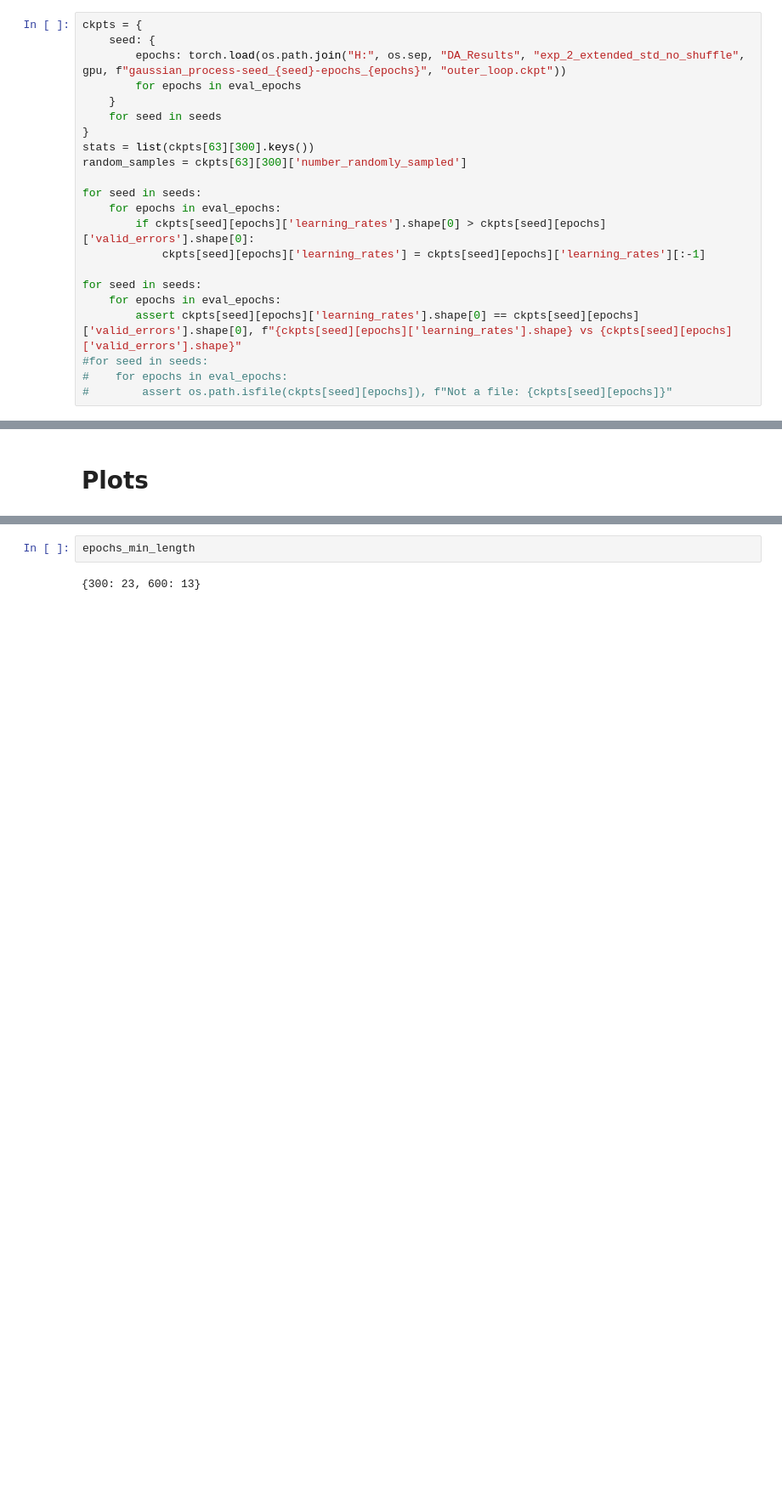
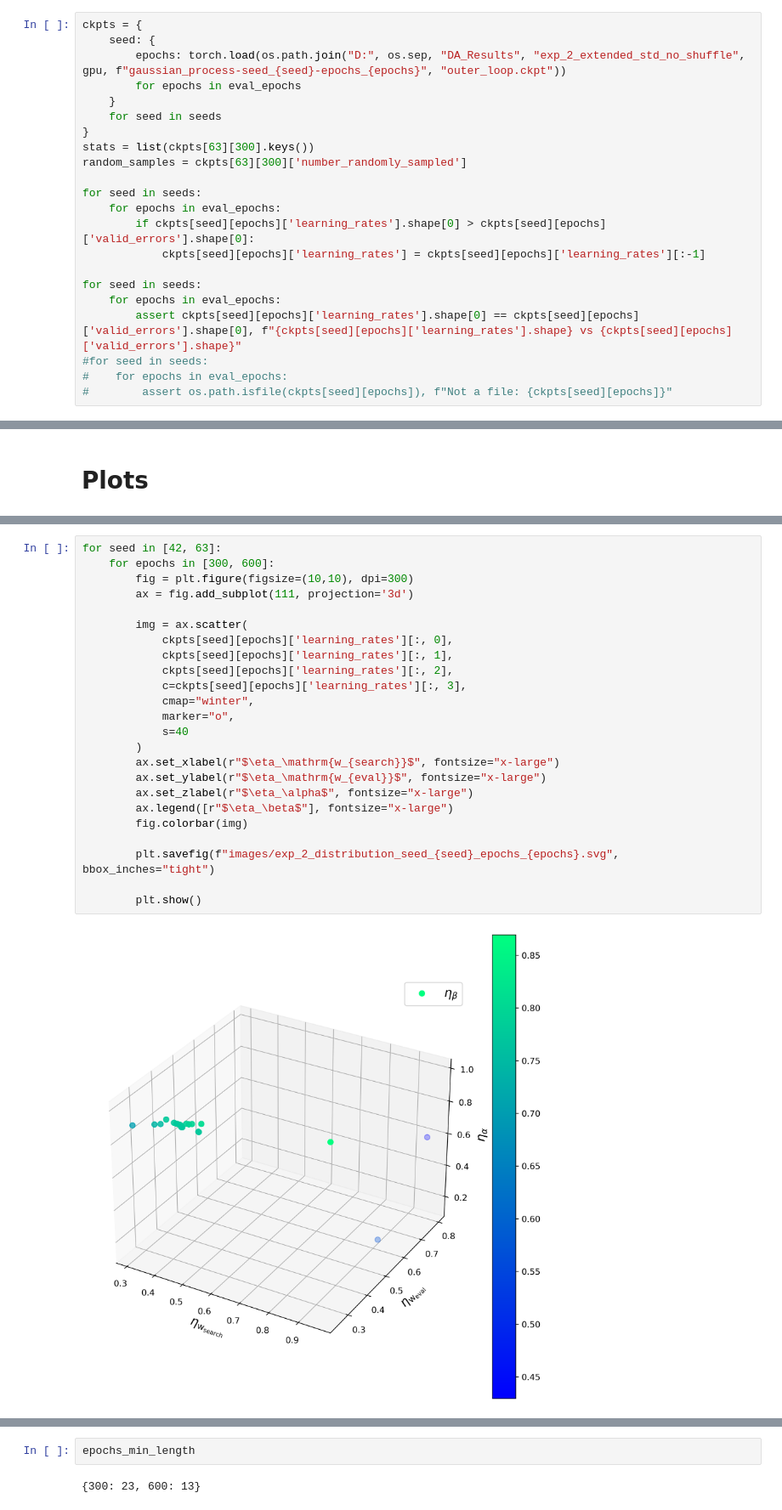
Before and after one commit to jufi2112/diploma_thesis, a Jupyter notebook: plots/experiment_2_tables_plots.ipynb, the cells around one changed output, grey strips where cells are left out. Shown at 85% size. Saved outputs shown, nothing was run; the diff lists cells and outputs as text; blank space fills up the shorter version.

```diff
--- a/plots/experiment_2_tables_plots.ipynb
+++ b/plots/experiment_2_tables_plots.ipynb
@@ -24,7 +24,7 @@ eval_epochs = [300, 600]
 # %%
 ckpts = {
     seed: {
-        epochs: torch.load(os.path.join("H:", os.sep, "DA_Results", "exp_2_extended_std_no_shuffle", gpu, f"gaussian_process-seed_{seed}-epochs_{epochs}", "outer_loop.ckpt"))
+        epochs: torch.load(os.path.join("D:", os.sep, "DA_Results", "exp_2_extended_std_no_shuffle", gpu, f"gaussian_process-seed_{seed}-epochs_{epochs}", "outer_loop.ckpt"))
         for epochs in eval_epochs
     }
     for seed in seeds
@@ -188,0 +453,26 @@ plt.show()
+# %%
+for seed in [42, 63]:
+    for epochs in [300, 600]:
+        fig = plt.figure(figsize=(10,10), dpi=300)
+        ax = fig.add_subplot(111, projection='3d')
+
+        img = ax.scatter(
+            ckpts[seed][epochs]['learning_rates'][:, 0],
+            ckpts[seed][epochs]['learning_rates'][:, 1],
+            ckpts[seed][epochs]['learning_rates'][:, 2],
+            c=ckpts[seed][epochs]['learning_rates'][:, 3],
+            cmap="winter",
+            marker="o",
+            s=40
+        )
+        ax.set_xlabel(r"$\eta_\mathrm{w_{search}}$", fontsize="x-large")
+        ax.set_ylabel(r"$\eta_\mathrm{w_{eval}}$", fontsize="x-large")
+        ax.set_zlabel(r"$\eta_\alpha$", fontsize="x-large")
+        ax.legend([r"$\eta_\beta$"], fontsize="x-large")
+        fig.colorbar(img)
+
+        plt.savefig(f"images/exp_2_distribution_seed_{seed}_epochs_{epochs}.svg", bbox_inches="tight")
+
+        plt.show()
+# %% [output]
+[figure, added]
```
Also changed, not shown: parts of 8 cells of this notebook, 3 other files.
